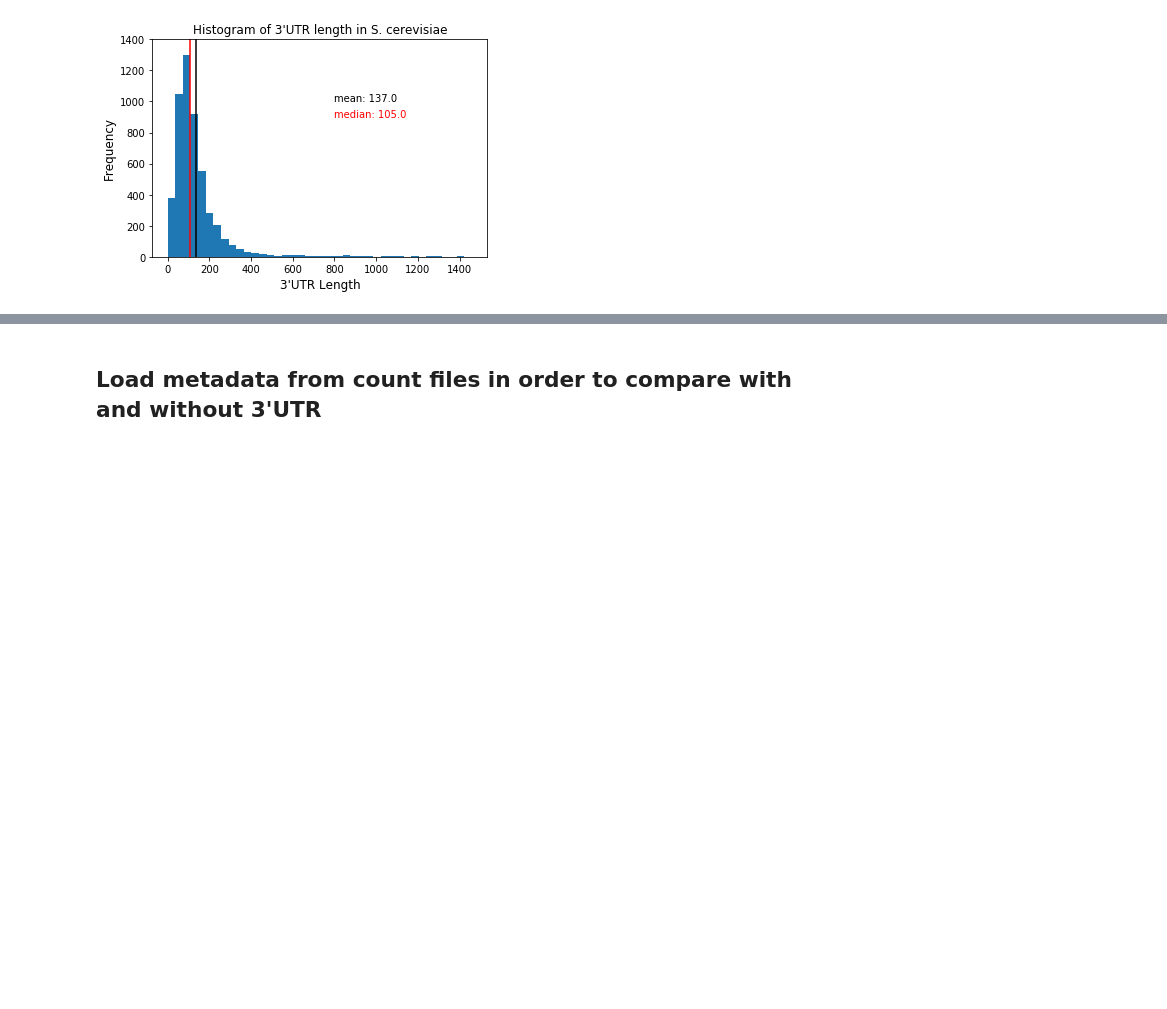
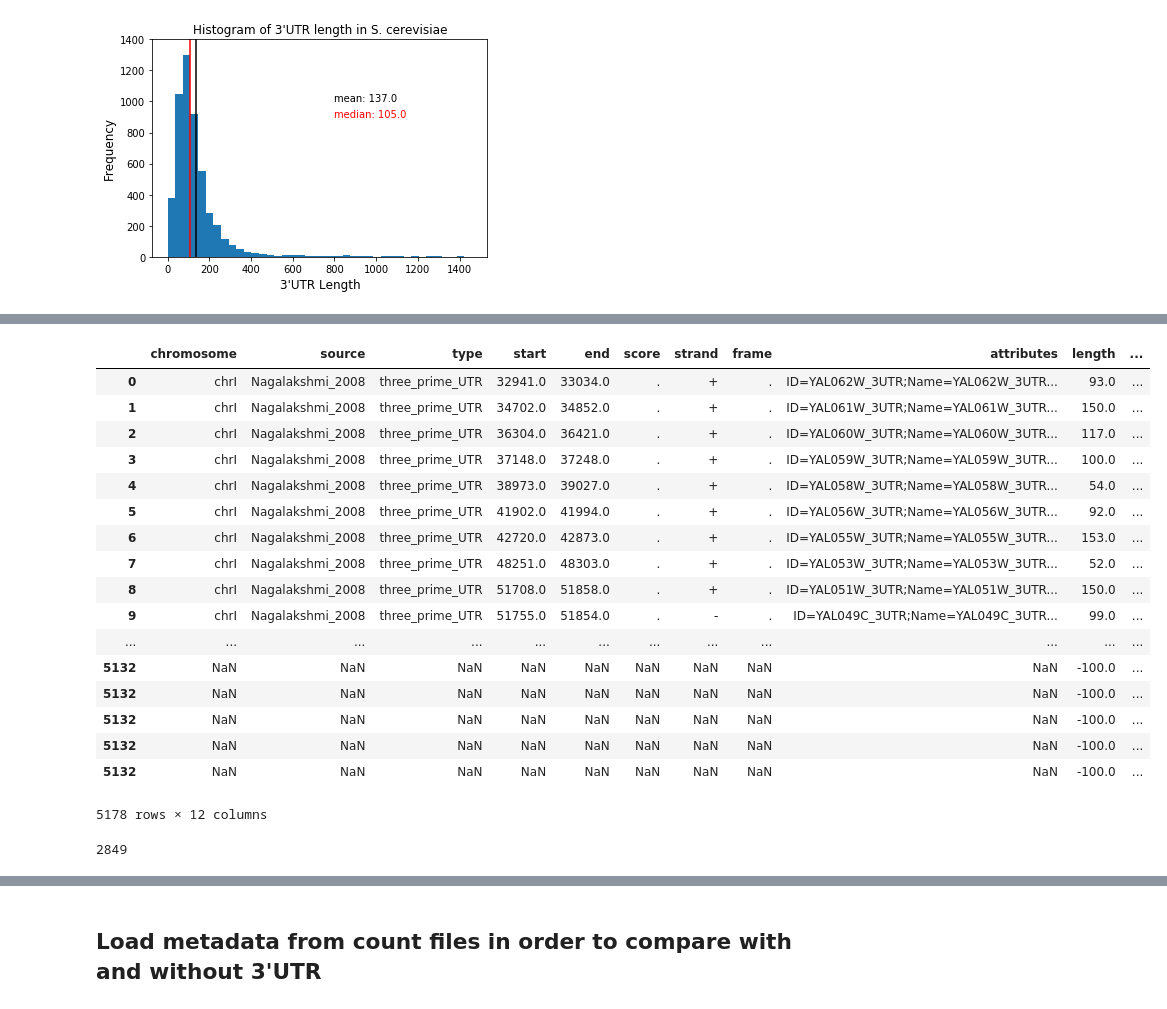
Before and after one commit to heineike02/UTR_annotation, a Jupyter notebook: recount_aligned_reads/UTR_reannotation_analysis.ipynb, the cells around one changed output, grey strips where cells are left out. Cells and saved outputs as stored; diff of their text form; code cells hidden in the pictures; blank space fills up the shorter version.

```diff
--- a/recount_aligned_reads/UTR_reannotation_analysis.ipynb
+++ b/recount_aligned_reads/UTR_reannotation_analysis.ipynb
@@ -38,0 +111,16 @@ ax.vlines(dist_median,0,ymax, color='r')
+# %%
+len_dict = {}
+
+genenames = []
+for genename, gene_xcripts in sgd_3pUTRs.groupby(level=0):
+    genenames.append(genename)
+    strand = set(list(gene_xcripts['strand']))
+    assert len(strand) == 1, "different strands for same transcript"
+    UTR_len = max(gene_xcripts['end'])-min(gene_xcripts['start'])
+#     if list(strand)[0]==1:
+#         UTR_len = max(gene_xcripts['end'])-min(gene_xcripts['start'])
+#     elif list(strand)[0]==-1:
+#         UTR_len = max(gene_xcripts['start'])-min(gene_xcripts['end'])
+    len_dict[genename] = UTR_len
+
+sgd_len_df = pd.DataFrame(pd.Series(len_dict), columns = ['UTR_len'])
@@ -38,0 +163,21 @@ ax.vlines(dist_median,0,ymax, color='r')
+# %%
+nag_sgd_UTR_merge
+# %% [output]
+|  | chromosome | source | type | start | end | score | strand | frame | attributes | length | ... |
+| 0 | chrI | Nagalakshmi_2008 | three_prime_UTR | 32941.0 | 33034.0 | . | + | . | ID=YAL062W_3UTR;Name=YAL062W_3UTR... | 93.0 | ... |
+| 1 | chrI | Nagalakshmi_2008 | three_prime_UTR | 34702.0 | 34852.0 | . | + | . | ID=YAL061W_3UTR;Name=YAL061W_3UTR... | 150.0 | ... |
+| 2 | chrI | Nagalakshmi_2008 | three_prime_UTR | 36304.0 | 36421.0 | . | + | . | ID=YAL060W_3UTR;Name=YAL060W_3UTR... | 117.0 | ... |
+| 3 | chrI | Nagalakshmi_2008 | three_prime_UTR | 37148.0 | 37248.0 | . | + | . | ID=YAL059W_3UTR;Name=YAL059W_3UTR... | 100.0 | ... |
+| 4 | chrI | Nagalakshmi_2008 | three_prime_UTR | 38973.0 | 39027.0 | . | + | . | ID=YAL058W_3UTR;Name=YAL058W_3UTR... | 54.0 | ... |
+| 5 | chrI | Nagalakshmi_2008 | three_prime_UTR | 41902.0 | 41994.0 | . | + | . | ID=YAL056W_3UTR;Name=YAL056W_3UTR... | 92.0 | ... |
+| 6 | chrI | Nagalakshmi_2008 | three_prime_UTR | 42720.0 | 42873.0 | . | + | . | ID=YAL055W_3UTR;Name=YAL055W_3UTR... | 153.0 | ... |
+| 7 | chrI | Nagalakshmi_2008 | three_prime_UTR | 48251.0 | 48303.0 | . | + | . | ID=YAL053W_3UTR;Name=YAL053W_3UTR... | 52.0 | ... |
+| 8 | chrI | Nagalakshmi_2008 | three_prime_UTR | 51708.0 | 51858.0 | . | + | . | ID=YAL051W_3UTR;Name=YAL051W_3UTR... | 150.0 | ... |
+| 9 | chrI | Nagalakshmi_2008 | three_prime_UTR | 51755.0 | 51854.0 | . | - | . | ID=YAL049C_3UTR;Name=YAL049C_3UTR... | 99.0 | ... |
+| ... | ... | ... | ... | ... | ... | ... | ... | ... | ... | ... | ... |
+| 5132 | NaN | NaN | NaN | NaN | NaN | NaN | NaN | NaN | NaN | -100.0 | ... |
+| 5132 | NaN | NaN | NaN | NaN | NaN | NaN | NaN | NaN | NaN | -100.0 | ... |
+| 5132 | NaN | NaN | NaN | NaN | NaN | NaN | NaN | NaN | NaN | -100.0 | ... |
+| 5132 | NaN | NaN | NaN | NaN | NaN | NaN | NaN | NaN | NaN | -100.0 | ... |
+| 5132 | NaN | NaN | NaN | NaN | NaN | NaN | NaN | NaN | NaN | -100.0 | ... |
+5178 rows × 12 columns
@@ -38,0 +189,4 @@ ax.vlines(dist_median,0,ymax, color='r')
+# %%
+len(set(genenames))
+# %% [output]
+2849
```
Also changed, not shown: parts of 27 cells of this notebook, 6 other files.
